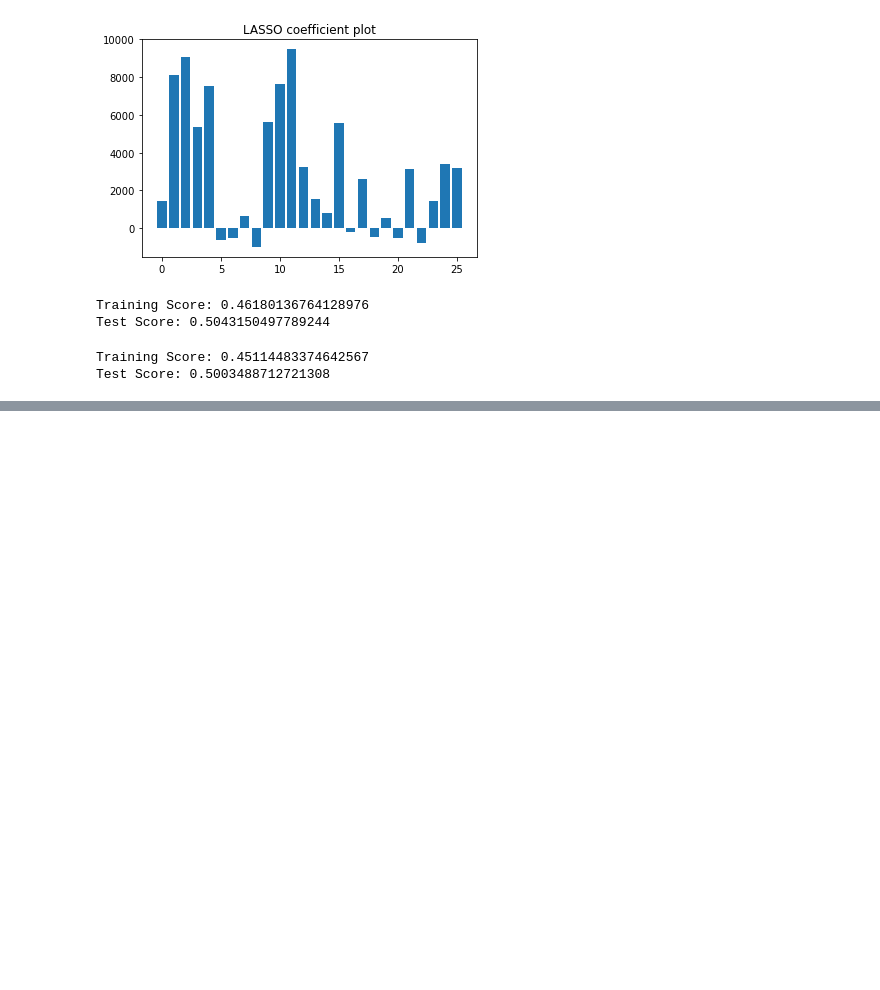
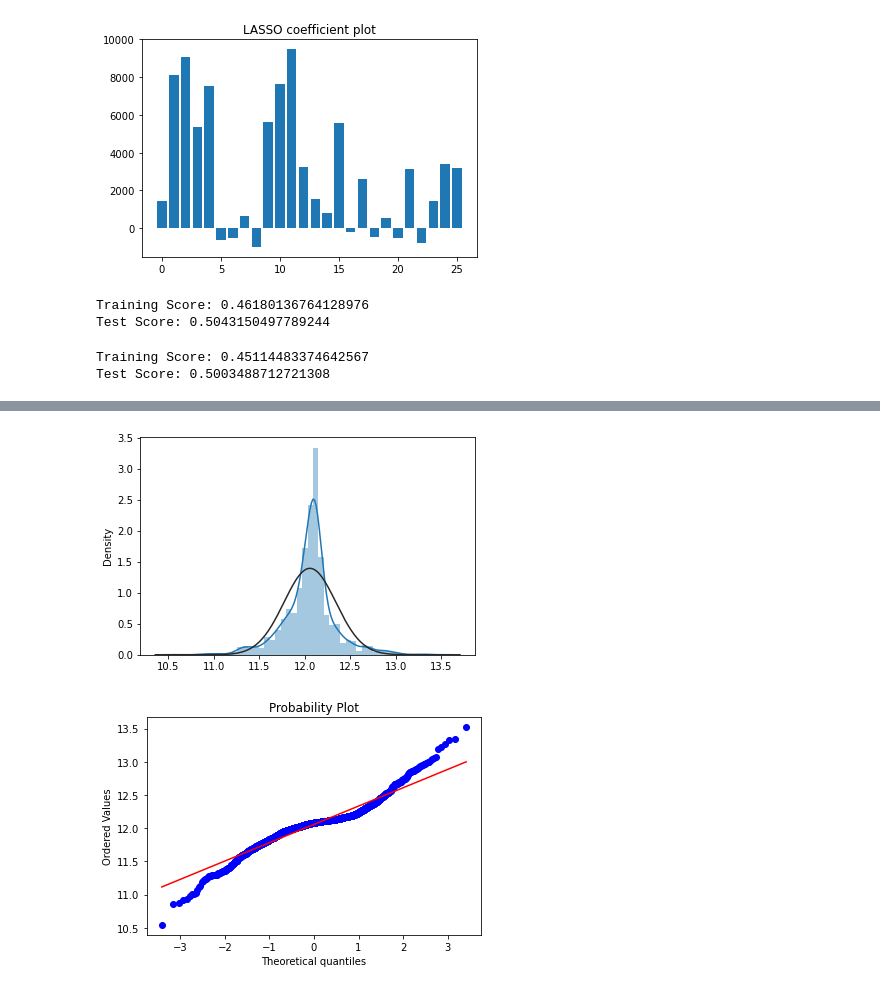
Before and after one commit to gerardoanuglo/house-price-predictor, a Jupyter notebook: Housing_Price_ML.ipynb, the cells around one changed output, grey strips where cells are left out. Cells and saved outputs as stored; diff of their text form; code cells hidden in the pictures; blank space fills up the shorter version.

```diff
--- a/Housing_Price_ML.ipynb
+++ b/Housing_Price_ML.ipynb
@@ -597,0 +609,10 @@ Test Score: 0.5003488712721308
+# %%
+#enforcing normality through a transformation, in hopes of developing an accurate regression model
+import numpy as np
+y_train = np.log(y_train)
+sns.distplot(y_train, fit=norm)
+fig = plt.figure()
+res = stats.probplot(y_train, plot=plt)
+# %% [output]
+[figure, added]
+[figure, added]
```
Also changed, not shown: parts of 17 cells of this notebook, 10 other files.
